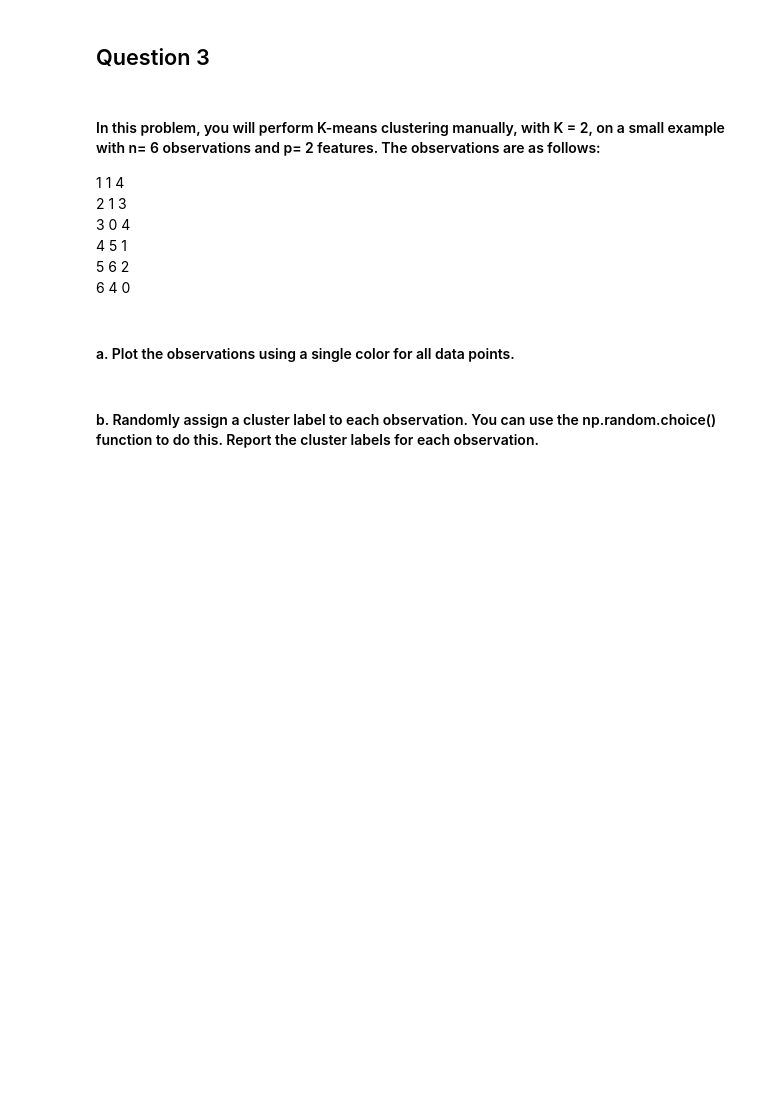
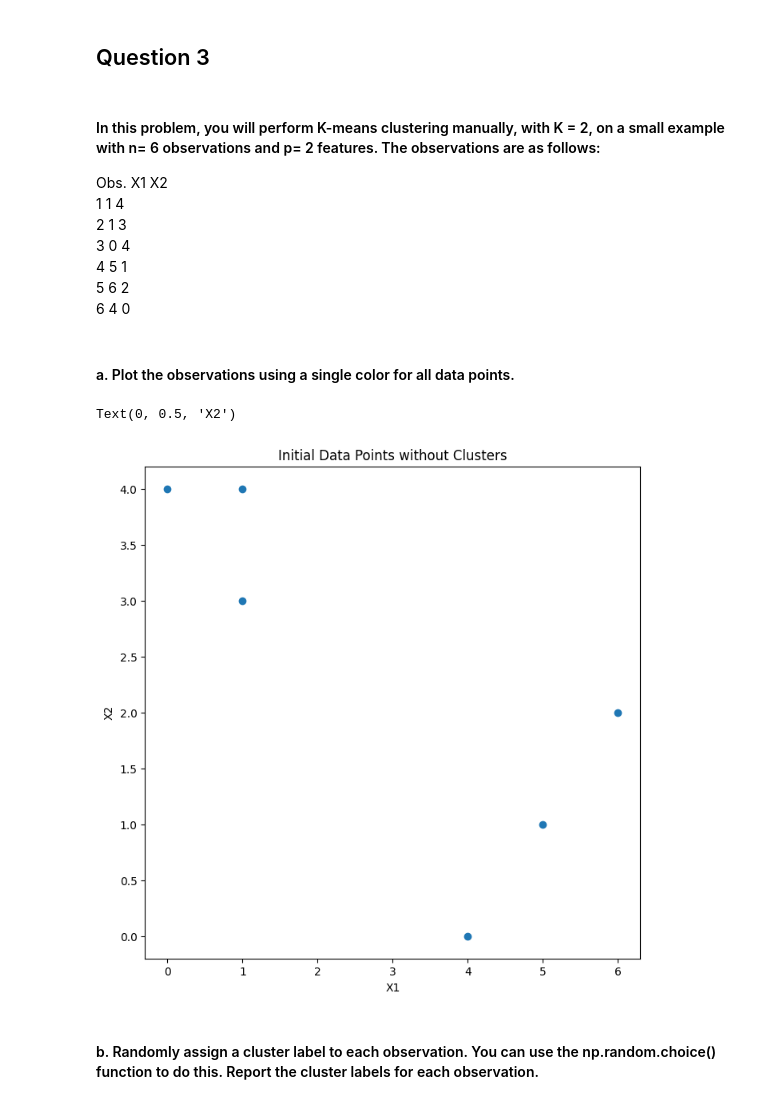
Before and after one commit to mmdanielewicz/code_2600, a Jupyter notebook: homework3.ipynb, the cells around one changed output. Cells and saved outputs as stored; diff of their text form; code cells hidden in the pictures; blank space fills up the shorter version.

```diff
--- a/homework3.ipynb
+++ b/homework3.ipynb
@@ -223,11 +311,12 @@ Percent of False Negatives: 16.36%
 ## Question 3
 # %% [markdown]
 #### In this problem, you will perform K-means clustering manually, with K = 2, on a small example with n= 6 observations and p= 2 features. The observations are as follows:
-1 1 4
-2 1 3
-3 0 4
-4 5 1
-5 6 2
-6 4 0
+Obs. X1   X2
+1    1    4
+2    1    3
+3    0    4
+4    5    1
+5    6    2
+6    4    0
 # %% [markdown]
 #### a. Plot the observations using a single color for all data points.
@@ -234,2 +339,16 @@ Percent of False Negatives: 16.36%
+# %%
+# K = 2, n = 6, p = 2
+obs = [1, 2, 3, 4, 5, 6]
+X1 = [1, 1, 0, 5, 6, 4]
+X2 = [4, 3, 4, 1, 2, 0]
+
+fig, ax = plt.subplots(1, 1, figsize=(8,8))
+ax.scatter(X1, X2)
+ax.set_title("Initial Data Points without Clusters")
+ax.set_xlabel('X1')
+ax.set_ylabel('X2')
+# %% [output]
+Text(0, 0.5, 'X2')
+[figure, added]
 # %% [markdown]
 #### b. Randomly assign a cluster label to each observation. You can use the np.random.choice() function to do this. Report the cluster labels for each observation.
```
Also changed, not shown: parts of 11 cells of this notebook, 2 other files.
